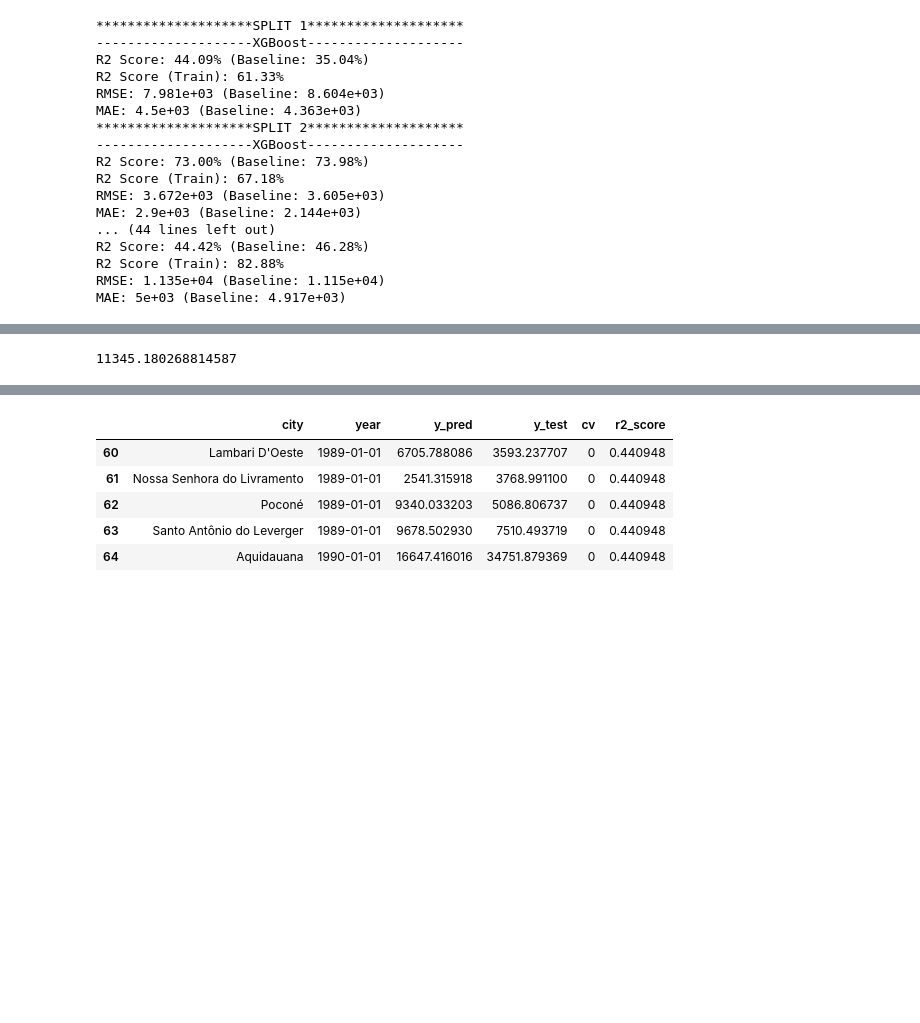
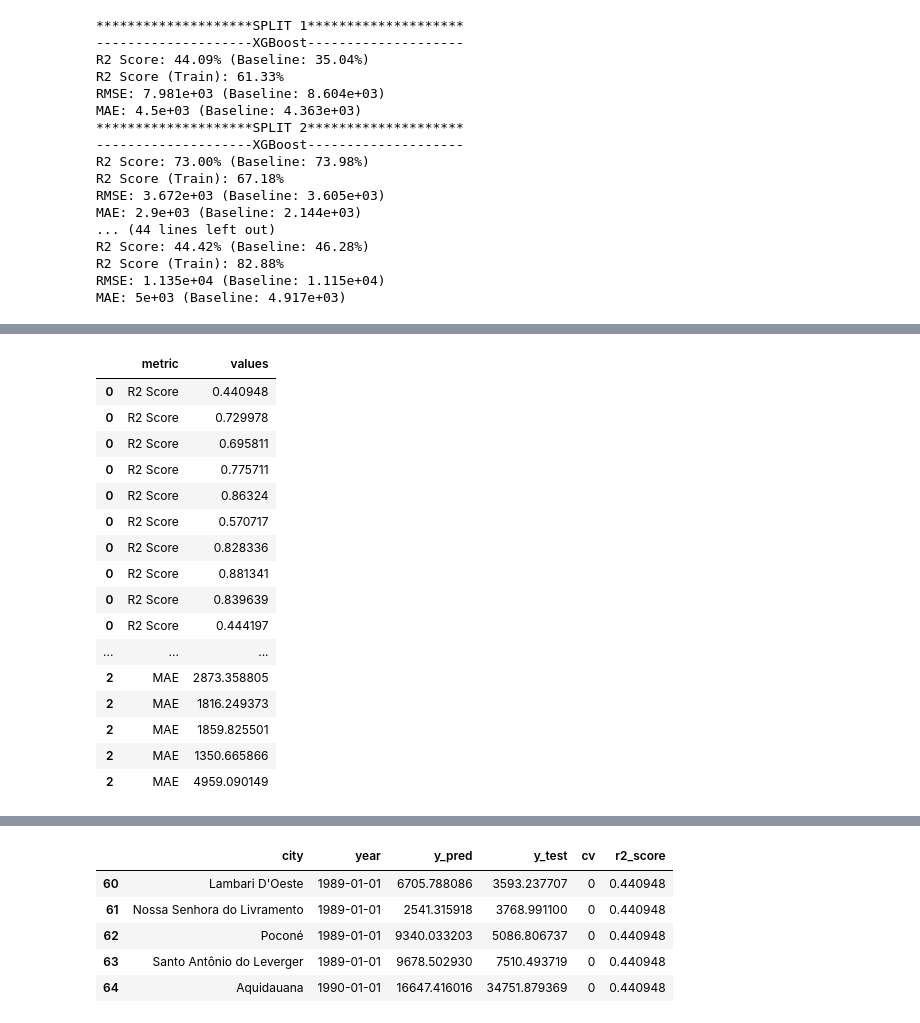
Before and after one commit to iglesiascaio/pantanal_deforestation, a Jupyter notebook: notebooks/model.ipynb, the cells around one changed output, grey strips where cells are left out. Saved outputs shown, nothing was run; the diff lists cells and outputs as text; code cells hidden in the pictures; blank space fills up the shorter version.

Commit message:
changes model notebook

```diff
--- a/notebooks/model.ipynb
+++ b/notebooks/model.ipynb
@@ -292,5 +294,3 @@ df.city.nunique()
 # split dataframe in features (X) and target variables (y)
 X = df.drop(columns=["deforestation_ha"])
 y = df["deforestation_ha"]
-# %%
-X = X.drop(columns=["delta_ha", "delta_quantity_ton", "city", "year", "location_UF"])
@@ -392,12 +424,12 @@ def define_model(cv, type_model="rf", seed=1, random_state=2):
     #         ]
     #     )
 
-    # model_xgb = Pipeline(
-    #     steps = [
-    #         ('preprocessor', preprocessor),
-    #         ('model', xgb_random_search)
-    #         ]
-    #     )
+    model_xgb = Pipeline(
+        steps = [
+            ('preprocessor', preprocessor),
+            ('model', xgb_random_search)
+            ]
+        )
 
     return rf_random_search if type_model == "rf" else xgb
 # %%
@@ -527,0 +525,10 @@ np.mean([results_list[i]["r2_score"] for i in range(len(results_list))])
+# %%
+# Initialize a list to store matrices
+matrices_list = []
+
+# Iterate through each result in results_list and create matrices
+for i, result in enumerate(results_list):
+    y_pred = result['y_pred']
+    y_test = result['y_test']
+    matrix = list(zip(y_pred, y_test))  # Combine y_pred and y_test into pairs
+    matrices_list.append(matrix)
@@ -538,10 +660,26 @@ metrics_df = pd.DataFrame(
 )
 
 metrics_df = metrics_df.explode("values")
-# %%
-metrics_df.query("metric == 'RMSE'")["values"].max()
-# %% [output]
-11345.180268814587
+# %%
+metrics_df
+# %% [output]
+|  | metric | values |
+| 0 | R2 Score | 0.440948 |
+| 0 | R2 Score | 0.729978 |
+| 0 | R2 Score | 0.695811 |
+| 0 | R2 Score | 0.775711 |
+| 0 | R2 Score | 0.86324 |
+| 0 | R2 Score | 0.570717 |
+| 0 | R2 Score | 0.828336 |
+| 0 | R2 Score | 0.881341 |
+| 0 | R2 Score | 0.839639 |
+| 0 | R2 Score | 0.444197 |
+| ... | ... | ... |
+| 2 | MAE | 2873.358805 |
+| 2 | MAE | 1816.249373 |
+| 2 | MAE | 1859.825501 |
+| 2 | MAE | 1350.665866 |
+| 2 | MAE | 4959.090149 |
 # %%
 r2_boxplot = alt.Chart(
     metrics_df.query("metric == 'R2 Score'")
```
Also changed, not shown: parts of 21 cells of this notebook.
